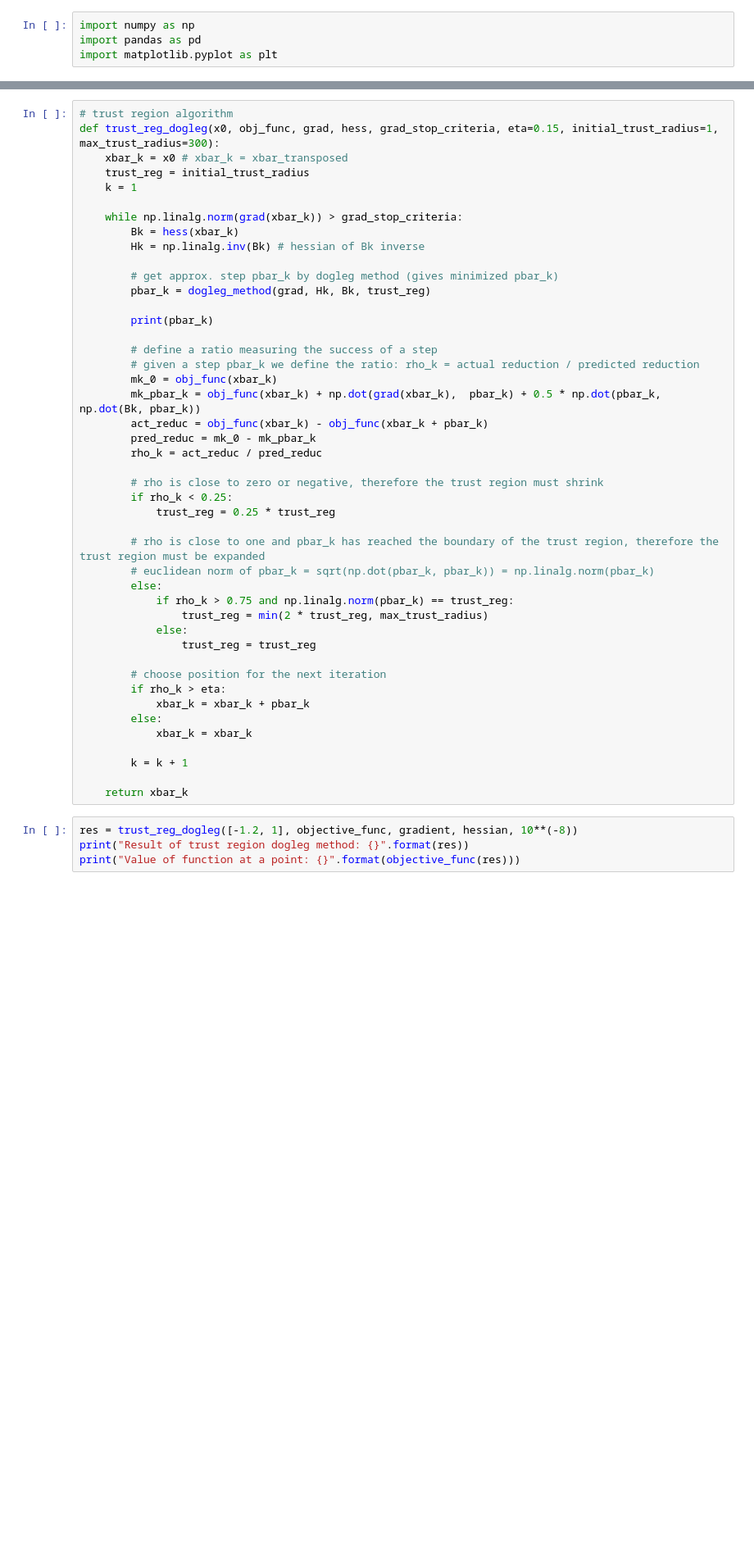
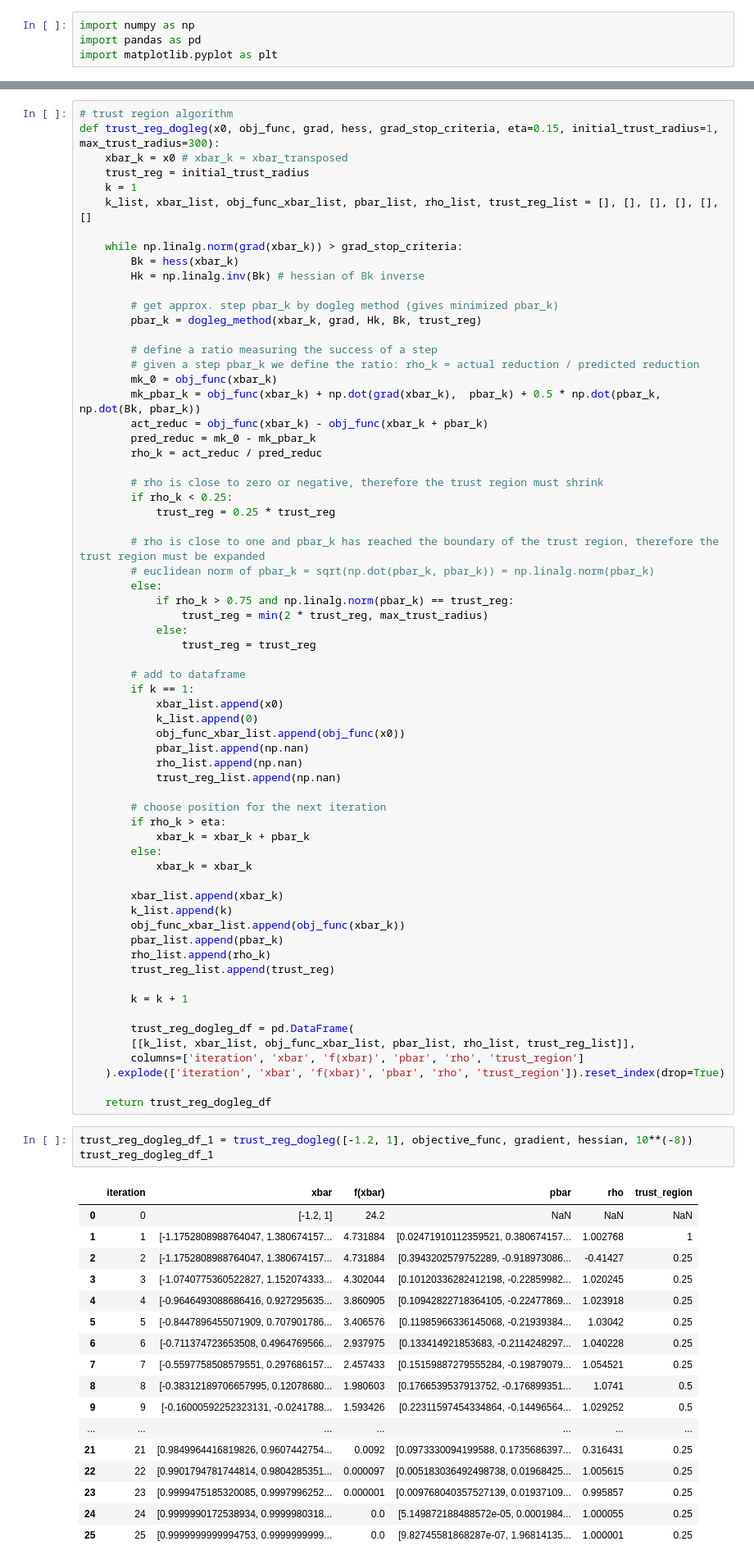
Before and after one commit to wpmcgrath95/MATH-693A-Advanced-Numerical-Methods, a Jupyter notebook: python/homework3.ipynb, the cells around one changed output, grey strips where cells are left out. Shown at 82% size. Drawn from its saved outputs; the diff is of its cells as text; blank space fills up the shorter version.

```diff
--- a/python/homework3.ipynb
+++ b/python/homework3.ipynb
@@ -66,15 +106,14 @@ def trust_reg_dogleg(x0, obj_func, grad, hess, grad_stop_criteria, eta=0.15, ini
     xbar_k = x0 # xbar_k = xbar_transposed
     trust_reg = initial_trust_radius
     k = 1
+    k_list, xbar_list, obj_func_xbar_list, pbar_list, rho_list, trust_reg_list = [], [], [], [], [], []
 
     while np.linalg.norm(grad(xbar_k)) > grad_stop_criteria:
         Bk = hess(xbar_k)
         Hk = np.linalg.inv(Bk) # hessian of Bk inverse
 
         # get approx. step pbar_k by dogleg method (gives minimized pbar_k)
-        pbar_k = dogleg_method(grad, Hk, Bk, trust_reg)
-
-        print(pbar_k)
+        pbar_k = dogleg_method(xbar_k, grad, Hk, Bk, trust_reg)
 
         # define a ratio measuring the success of a step
         # given a step pbar_k we define the ratio: rho_k = actual reduction / predicted reduction
@@ -96,16 +135,54 @@ def trust_reg_dogleg(x0, obj_func, grad, hess, grad_stop_criteria, eta=0.15, ini
             else:
                 trust_reg = trust_reg
 
+        # add to dataframe
+        if k == 1:
+            xbar_list.append(x0)
+            k_list.append(0)
+            obj_func_xbar_list.append(obj_func(x0))
+            pbar_list.append(np.nan)
+            rho_list.append(np.nan)
+            trust_reg_list.append(np.nan)
+
         # choose position for the next iteration
         if rho_k > eta:
             xbar_k = xbar_k + pbar_k
         else:
             xbar_k = xbar_k
 
+        xbar_list.append(xbar_k)
+        k_list.append(k)
+        obj_func_xbar_list.append(obj_func(xbar_k))
+        pbar_list.append(pbar_k)
+        rho_list.append(rho_k)
+        trust_reg_list.append(trust_reg)
+
         k = k + 1
 
-    return xbar_k
+        trust_reg_dogleg_df = pd.DataFrame(
+        [[k_list, xbar_list, obj_func_xbar_list, pbar_list, rho_list, trust_reg_list]],
+        columns=['iteration', 'xbar', 'f(xbar)', 'pbar', 'rho', 'trust_region']
+    ).explode(['iteration', 'xbar', 'f(xbar)', 'pbar', 'rho', 'trust_region']).reset_index(drop=True)
+
+    return trust_reg_dogleg_df
 # %%
-res = trust_reg_dogleg([-1.2, 1], objective_func, gradient, hessian, 10**(-8))
-print("Result of trust region dogleg method: {}".format(res))
-print("Value of function at a point: {}".format(objective_func(res)))
+trust_reg_dogleg_df_1 = trust_reg_dogleg([-1.2, 1], objective_func, gradient, hessian, 10**(-8))
+trust_reg_dogleg_df_1
+# %% [output]
+|  | iteration | xbar | f(xbar) | pbar | rho | trust_region |
+| 0 | 0 | [-1.2, 1] | 24.2 | NaN | NaN | NaN |
+| 1 | 1 | [-1.1752808988764047, 1.380674157... | 4.731884 | [0.02471910112359521, 0.380674157... | 1.002768 | 1 |
+| 2 | 2 | [-1.1752808988764047, 1.380674157... | 4.731884 | [0.3943202579752289, -0.918973086... | -0.41427 | 0.25 |
+| 3 | 3 | [-1.0740775360522827, 1.152074333... | 4.302044 | [0.10120336282412198, -0.22859982... | 1.020245 | 0.25 |
+| 4 | 4 | [-0.9646493088686416, 0.927295635... | 3.860905 | [0.10942822718364105, -0.22477869... | 1.023918 | 0.25 |
+| 5 | 5 | [-0.8447896455071909, 0.707901786... | 3.406576 | [0.11985966336145068, -0.21939384... | 1.03042 | 0.25 |
+| 6 | 6 | [-0.711374723653508, 0.4964769566... | 2.937975 | [0.133414921853683, -0.2114248297... | 1.040228 | 0.25 |
+| 7 | 7 | [-0.5597758508579551, 0.297686157... | 2.457433 | [0.15159887279555284, -0.19879079... | 1.054521 | 0.25 |
+| 8 | 8 | [-0.38312189706657995, 0.12078680... | 1.980603 | [0.1766539537913752, -0.176899351... | 1.0741 | 0.5 |
+| 9 | 9 | [-0.16000592252323131, -0.0241788... | 1.593426 | [0.22311597454334864, -0.14496564... | 1.029252 | 0.5 |
+| ... | ... | ... | ... | ... | ... | ... |
+| 21 | 21 | [0.9849964416819826, 0.9607442754... | 0.0092 | [0.0973330094199588, 0.1735686397... | 0.316431 | 0.25 |
+| 22 | 22 | [0.9901794781744814, 0.9804285351... | 0.000097 | [0.005183036492498738, 0.01968425... | 1.005615 | 0.25 |
+| 23 | 23 | [0.9999475185320085, 0.9997996252... | 0.000001 | [0.009768040357527139, 0.01937109... | 0.995857 | 0.25 |
+| 24 | 24 | [0.9999990172538934, 0.9999980318... | 0.0 | [5.149872188488572e-05, 0.0001984... | 1.000055 | 0.25 |
+| 25 | 25 | [0.9999999999994753, 0.9999999999... | 0.0 | [9.82745581868287e-07, 1.96814135... | 1.000001 | 0.25 |
```
Also changed, not shown: parts of 22 cells of this notebook.
